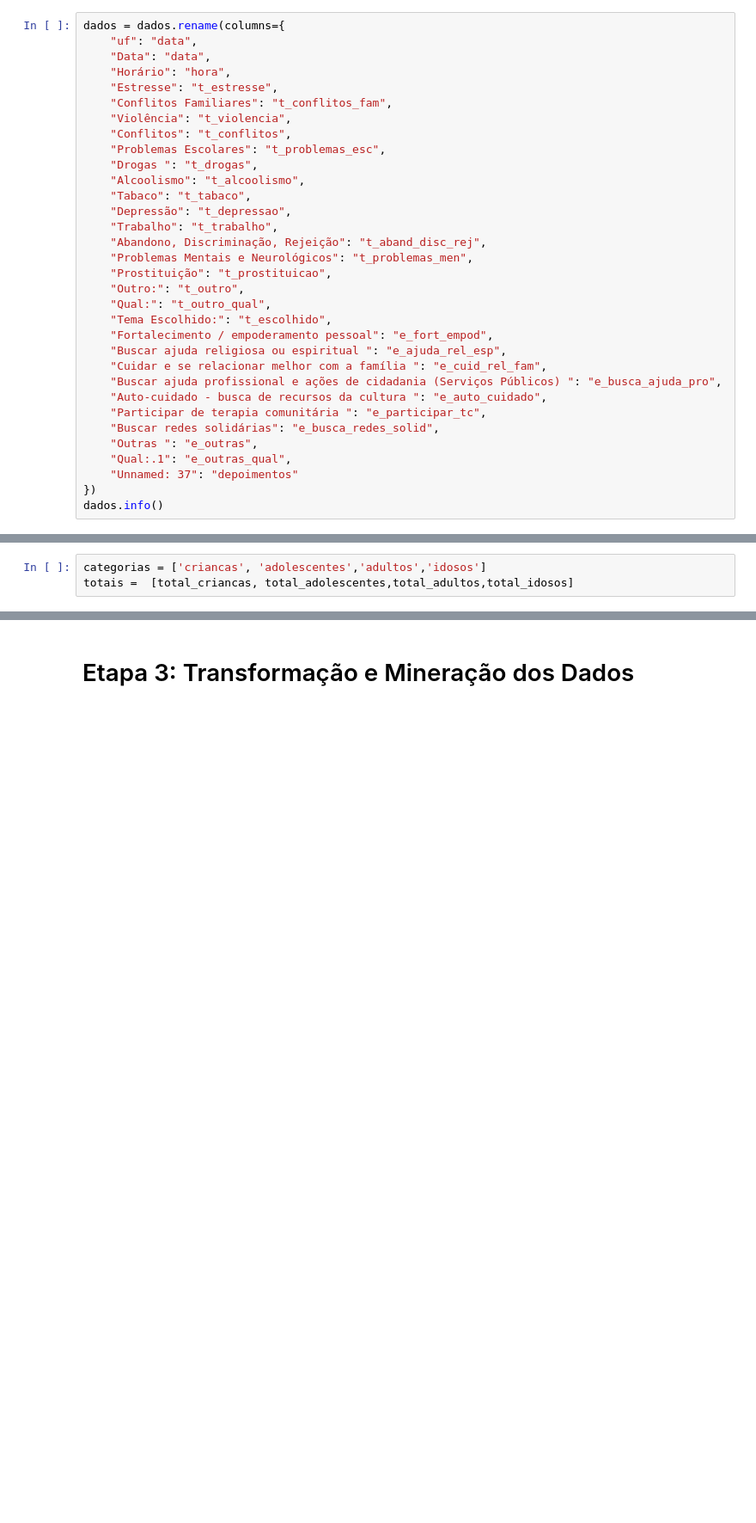
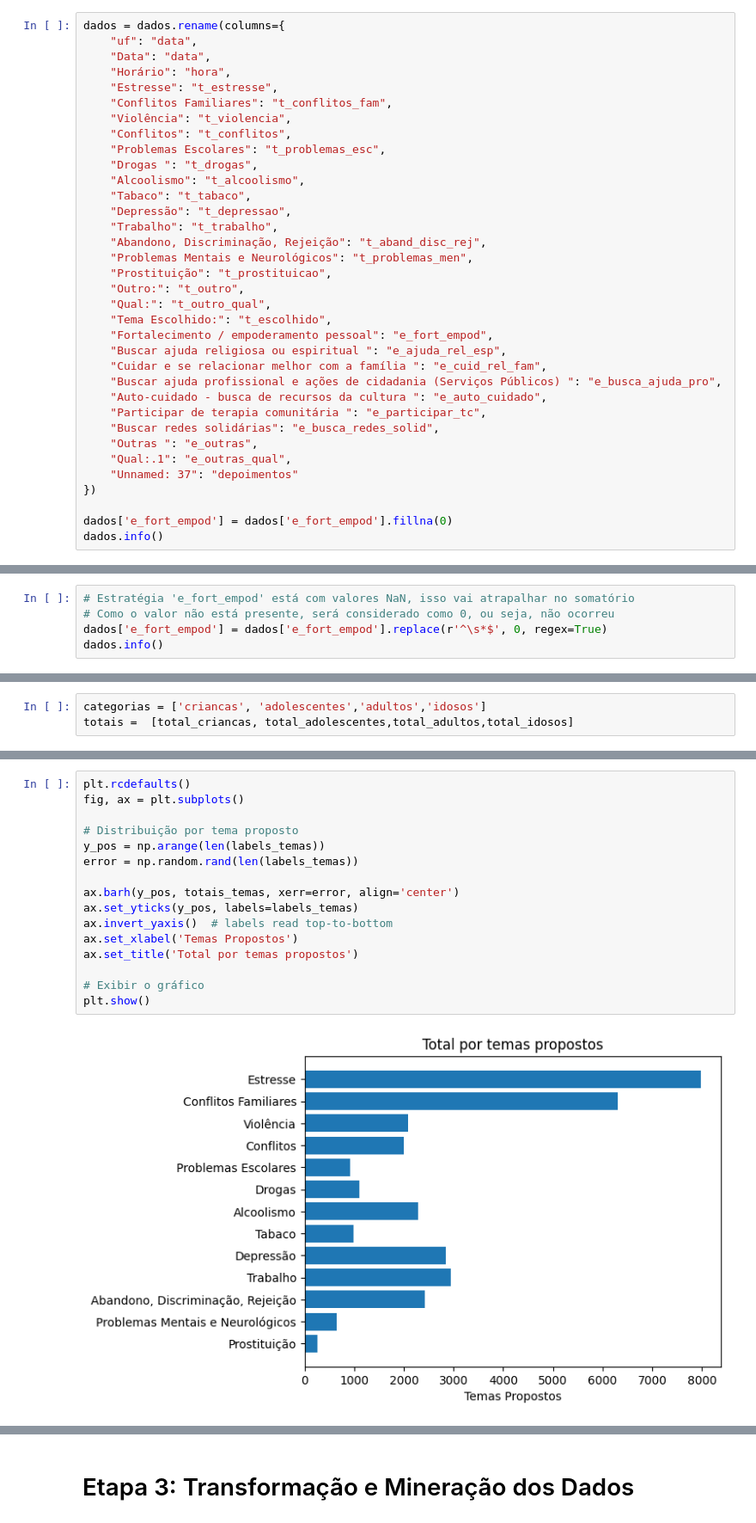
Before and after one commit to rafaeld3castro/tcc2, a Jupyter notebook: src/main/TCC2.ipynb, the cells around one changed output, grey strips where cells are left out. Shown at 86% size. Drawn from its saved outputs; the diff is of its cells as text; blank space fills up the shorter version.

Commit message:
feat: Add distribuição por tema proposto e estratégia de enfrentamento

```diff
--- a/src/main/TCC2.ipynb
+++ b/src/main/TCC2.ipynb
@@ -91,6 +93,8 @@ dados = dados.rename(columns={
     "Qual:.1": "e_outras_qual",
     "Unnamed: 37": "depoimentos"
 })
+
+dados['e_fort_empod'] = dados['e_fort_empod'].fillna(0)
 dados.info()
 # %% [output]
 <class 'pandas.core.frame.DataFrame'>
@@ -110,3 +114,8 @@ Data columns (total 38 columns):
  37  depoimentos          11095 non-null  object
 dtypes: int64(28), object(10)
 memory usage: 3.9+ MB
+# %%
+# Estratégia 'e_fort_empod' está com valores NaN, isso vai atrapalhar no somatório
+# Como o valor não está presente, será considerado como 0, ou seja, não ocorreu
+dados['e_fort_empod'] = dados['e_fort_empod'].replace(r'^\s*$', 0, regex=True)
+dados.info()
@@ -248,0 +315,18 @@ plt.show()
+# %%
+plt.rcdefaults()
+fig, ax = plt.subplots()
+
+# Distribuição por tema proposto
+y_pos = np.arange(len(labels_temas))
+error = np.random.rand(len(labels_temas))
+
+ax.barh(y_pos, totais_temas, xerr=error, align='center')
+ax.set_yticks(y_pos, labels=labels_temas)
+ax.invert_yaxis()  # labels read top-to-bottom
+ax.set_xlabel('Temas Propostos')
+ax.set_title('Total por temas propostos')
+
+# Exibir o gráfico
+plt.show()
+# %% [output]
+[figure, added]
```
Also changed, not shown: parts of 16 cells of this notebook, 1 other file.
